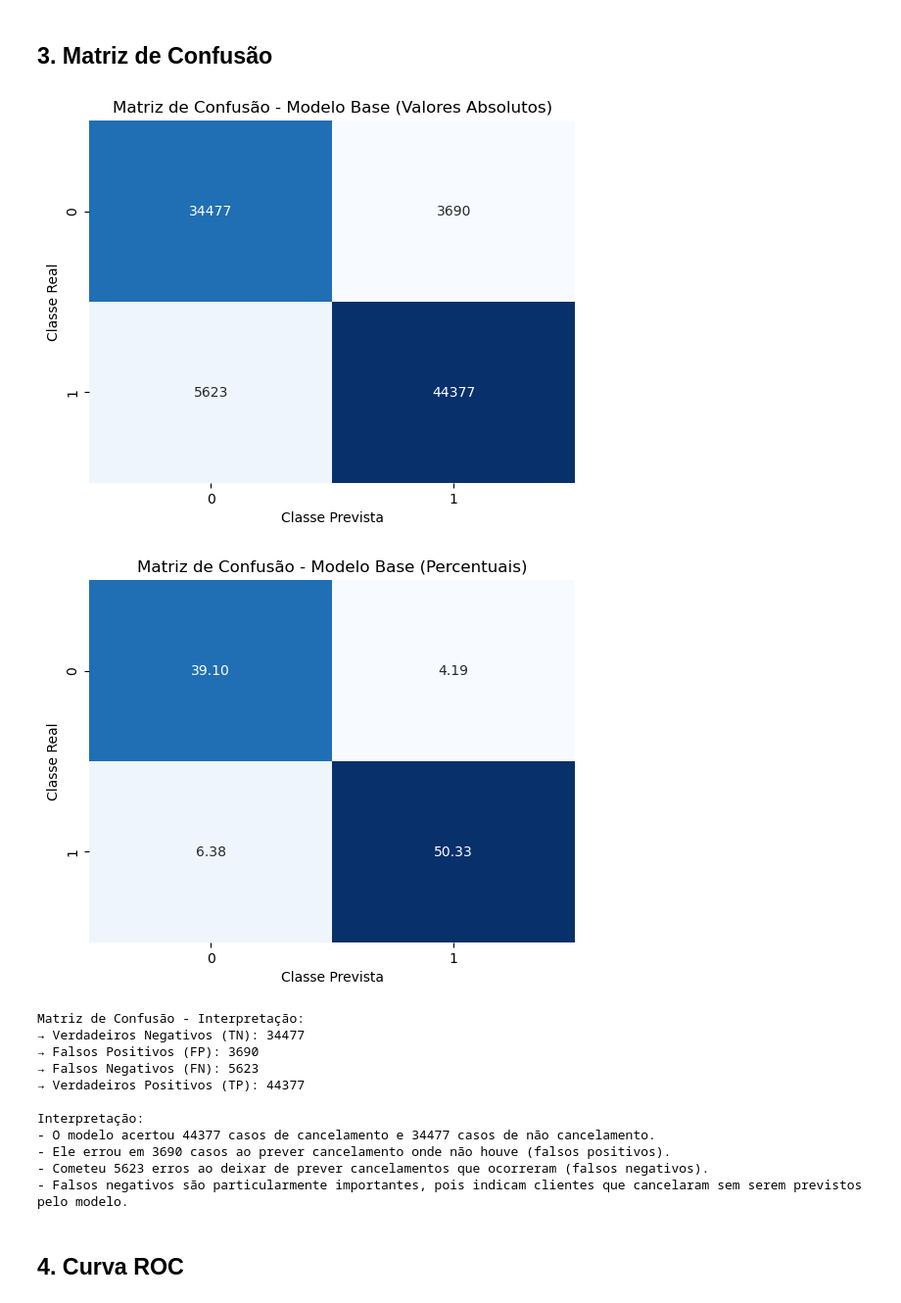
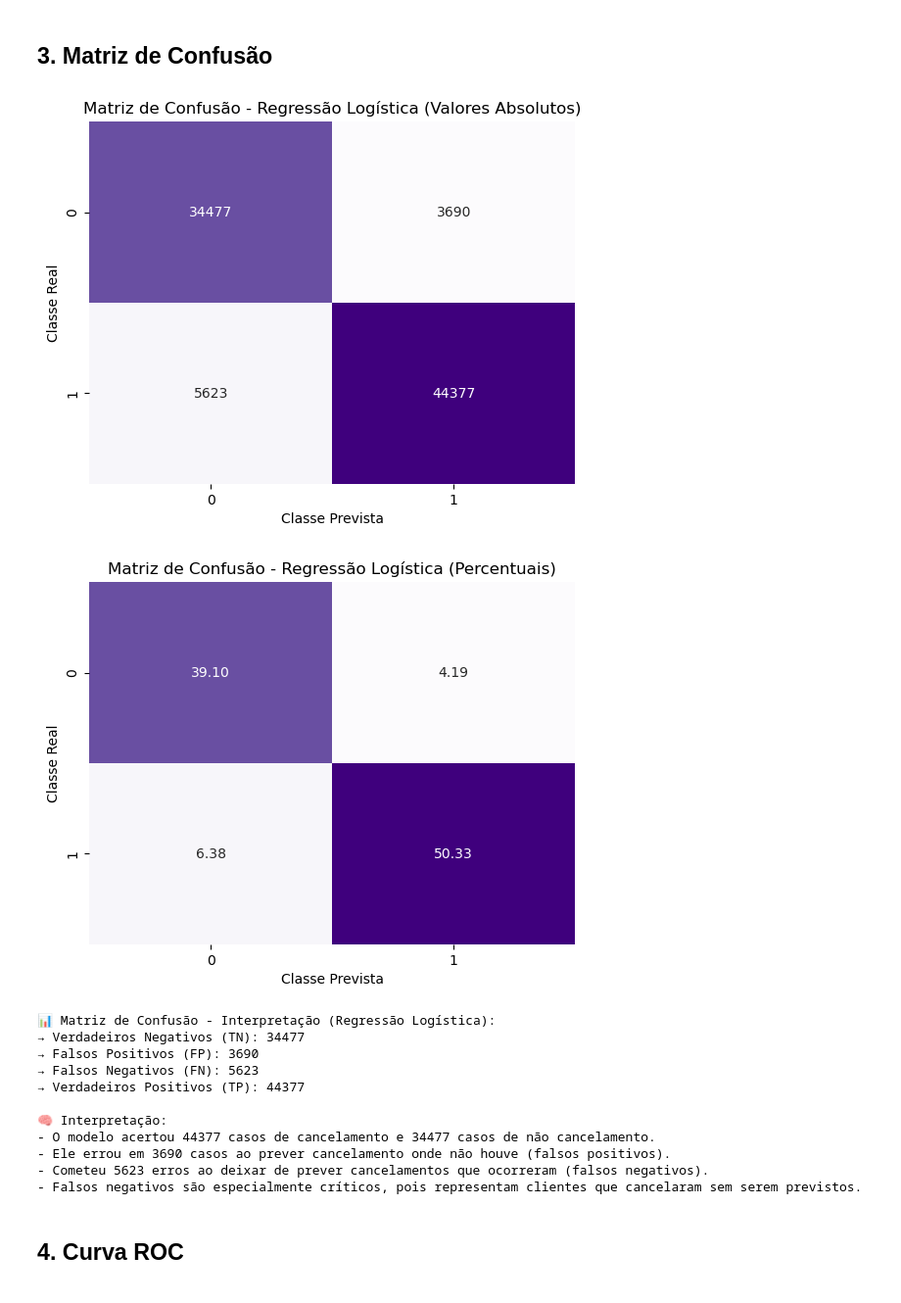
Before and after one commit to jonathasoliv/TCC_Modelagem_Preditiva_Cancelamentos, a Jupyter notebook: Regressao_Logistica/Regressão_Logistica.ipynb, the cells around one changed output. Shown at 98% size. Drawn from its saved outputs; the diff is of its cells as text; code cells hidden in the pictures.

```diff
--- a/Regressao_Logistica/Regressão_Logistica.ipynb
+++ b/Regressao_Logistica/Regressão_Logistica.ipynb
@@ -45,52 +72,52 @@ F1-score:  0.9050
 ## 3. Matriz de Confusão
 # %%
 
-# Calcula matriz de confusão e matriz normalizada (percentual)
-cm = confusion_matrix(y_teste, y_pred_teste)
-cm_normalizado = cm / cm.sum() * 100
+# Matriz de confusão para o modelo Regressão Logística
+cm_rl = confusion_matrix(y_teste, y_pred_teste_rl)
+cm_rl_normalizado = cm_rl / cm_rl.sum() * 100
 
 # Plot - valores absolutos
-sns.heatmap(cm, annot=True, fmt='d', cmap='Blues', cbar=False)
-plt.title("Matriz de Confusão - Modelo Base (Valores Absolutos)")
+sns.heatmap(cm_rl, annot=True, fmt='d', cmap='Purples', cbar=False)
+plt.title("Matriz de Confusão - Regressão Logística (Valores Absolutos)")
 plt.xlabel("Classe Prevista")
 plt.ylabel("Classe Real")
 plt.show()
 
 # Plot - percentuais
-sns.heatmap(cm_normalizado, annot=True, fmt='.2f', cmap='Blues', cbar=False)
-plt.title("Matriz de Confusão - Modelo Base (Percentuais)")
+sns.heatmap(cm_rl_normalizado, annot=True, fmt='.2f', cmap='Purples', cbar=False)
+plt.title("Matriz de Confusão - Regressão Logística (Percentuais)")
 plt.xlabel("Classe Prevista")
 plt.ylabel("Classe Real")
 plt.show()
 
 # Explicação textual da matriz de confusão
-tn, fp, fn, tp = cm.ravel()
+tn, fp, fn, tp = cm_rl.ravel()
 
-print("Matriz de Confusão - Interpretação:")
+print("📊 Matriz de Confusão - Interpretação (Regressão Logística):")
 print(f"→ Verdadeiros Negativos (TN): {tn}")
 print(f"→ Falsos Positivos (FP): {fp}")
 print(f"→ Falsos Negativos (FN): {fn}")
 print(f"→ Verdadeiros Positivos (TP): {tp}")
 
-print("\nInterpretação:")
+print("\n🧠 Interpretação:")
 print(f"- O modelo acertou {tp} casos de cancelamento e {tn} casos de não cancelamento.")
 print(f"- Ele errou em {fp} casos ao prever cancelamento onde não houve (falsos positivos).")
 print(f"- Cometeu {fn} erros ao deixar de prever cancelamentos que ocorreram (falsos negativos).")
-print("- Falsos negativos são particularmente importantes, pois indicam clientes que cancelaram sem serem previstos pelo modelo.")
+print("- Falsos negativos são especialmente críticos, pois representam clientes que cancelaram sem serem previstos.")
 # %% [output]
-[figure, old version]
+[figure, new version]
-[figure, old version]
+[figure, new version]
-Matriz de Confusão - Interpretação:
+📊 Matriz de Confusão - Interpretação (Regressão Logística):
 → Verdadeiros Negativos (TN): 34477
 → Falsos Positivos (FP): 3690
 → Falsos Negativos (FN): 5623
 → Verdadeiros Positivos (TP): 44377
 
-Interpretação:
+🧠 Interpretação:
 - O modelo acertou 44377 casos de cancelamento e 34477 casos de não cancelamento.
 - Ele errou em 3690 casos ao prever cancelamento onde não houve (falsos positivos).
 - Cometeu 5623 erros ao deixar de prever cancelamentos que ocorreram (falsos negativos).
-- Falsos negativos são particularmente importantes, pois indicam clientes que cancelaram sem serem previstos pelo modelo.
+- Falsos negativos são especialmente críticos, pois representam clientes que cancelaram sem serem previstos.
 # %% [markdown]
 ## 4. Curva ROC
 # %%
```
Also changed, not shown: parts of 16 cells of this notebook.
